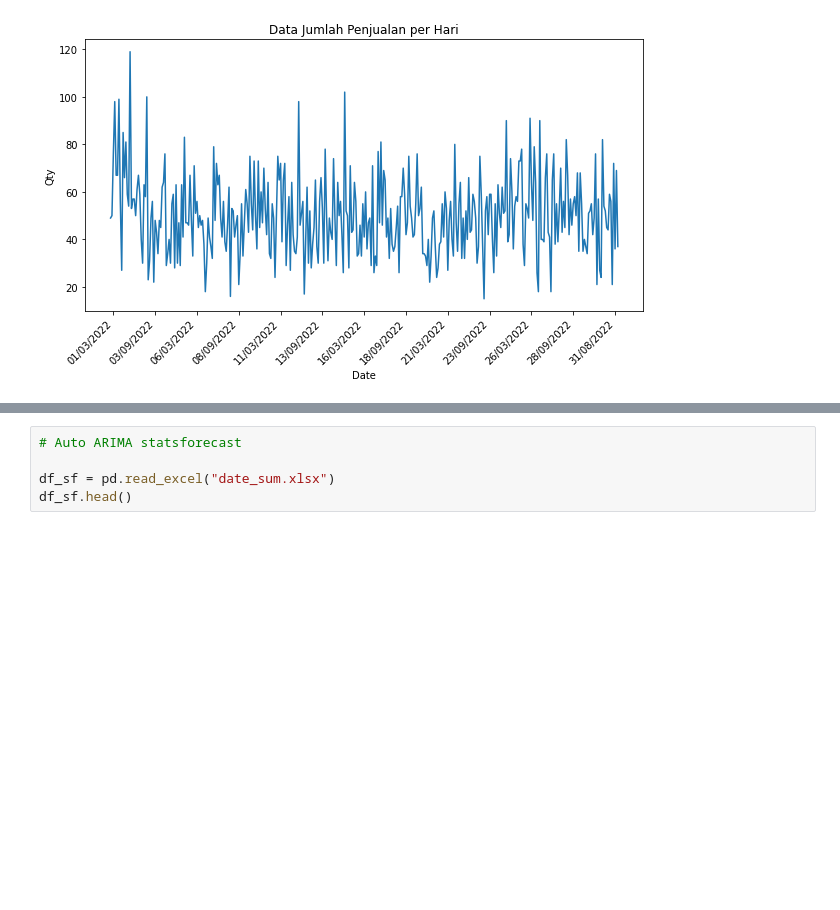
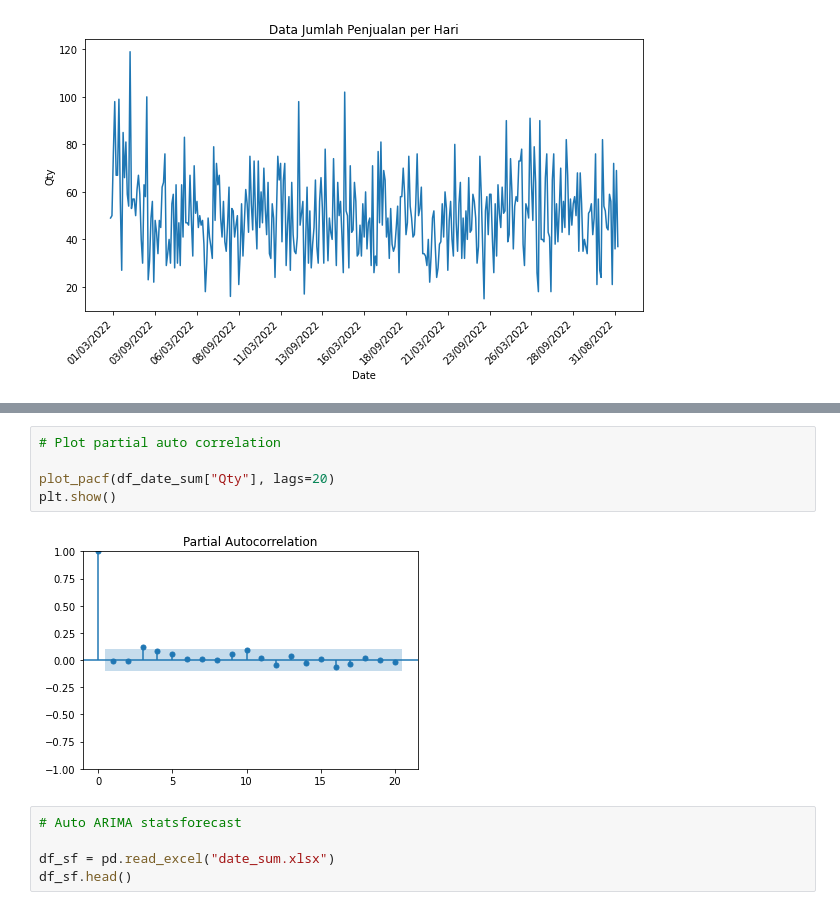
Before and after one commit to aslamfr/rakamin-data-science, a Jupyter notebook: case_arima.ipynb, the cells around one changed output, grey strips where cells are left out. Drawn from its saved outputs; the diff is of its cells as text; blank space fills up the shorter version.

```diff
--- a/case_arima.ipynb
+++ b/case_arima.ipynb
@@ -95,3 +95,10 @@ plt.show()
+# %%
+# Plot partial auto correlation
+
+plot_pacf(df_date_sum["Qty"], lags=20)
+plt.show()
+# %% [output]
+[figure, added]
 # %%
 # Auto ARIMA statsforecast
 
```
Also changed, not shown: parts of 4 cells of this notebook.
